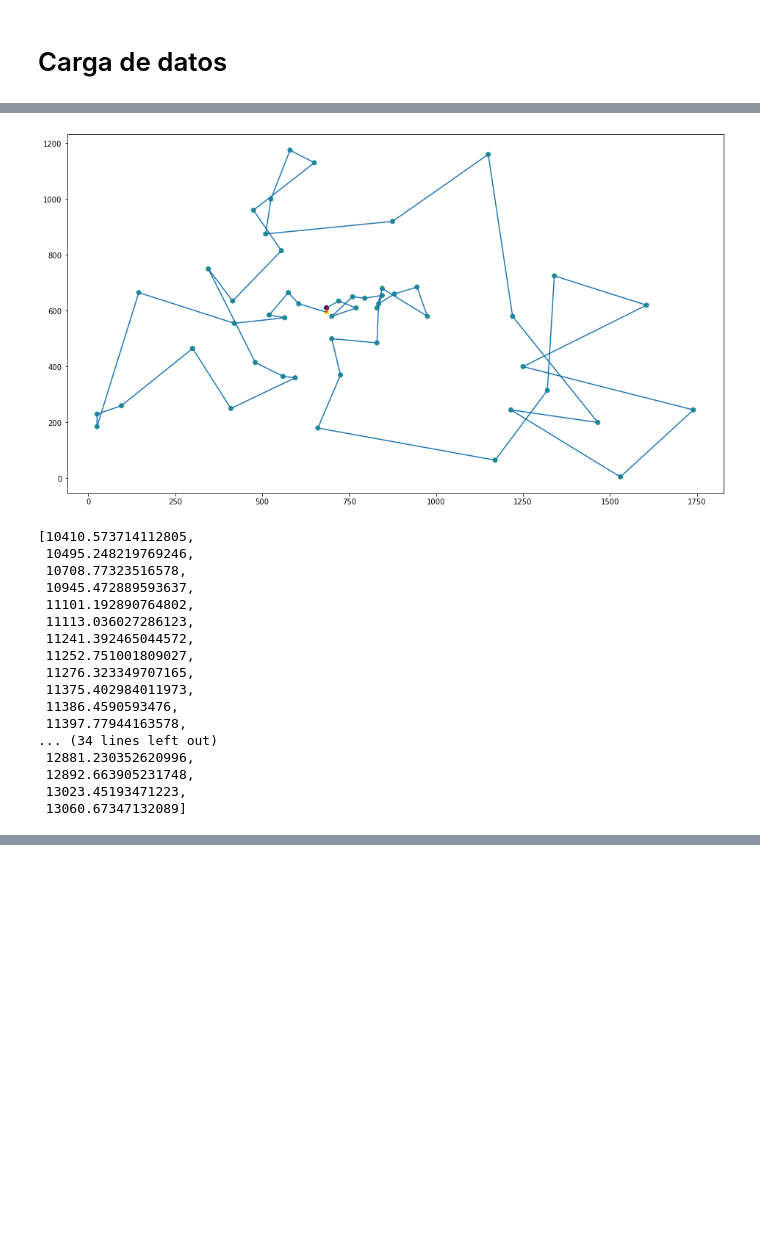
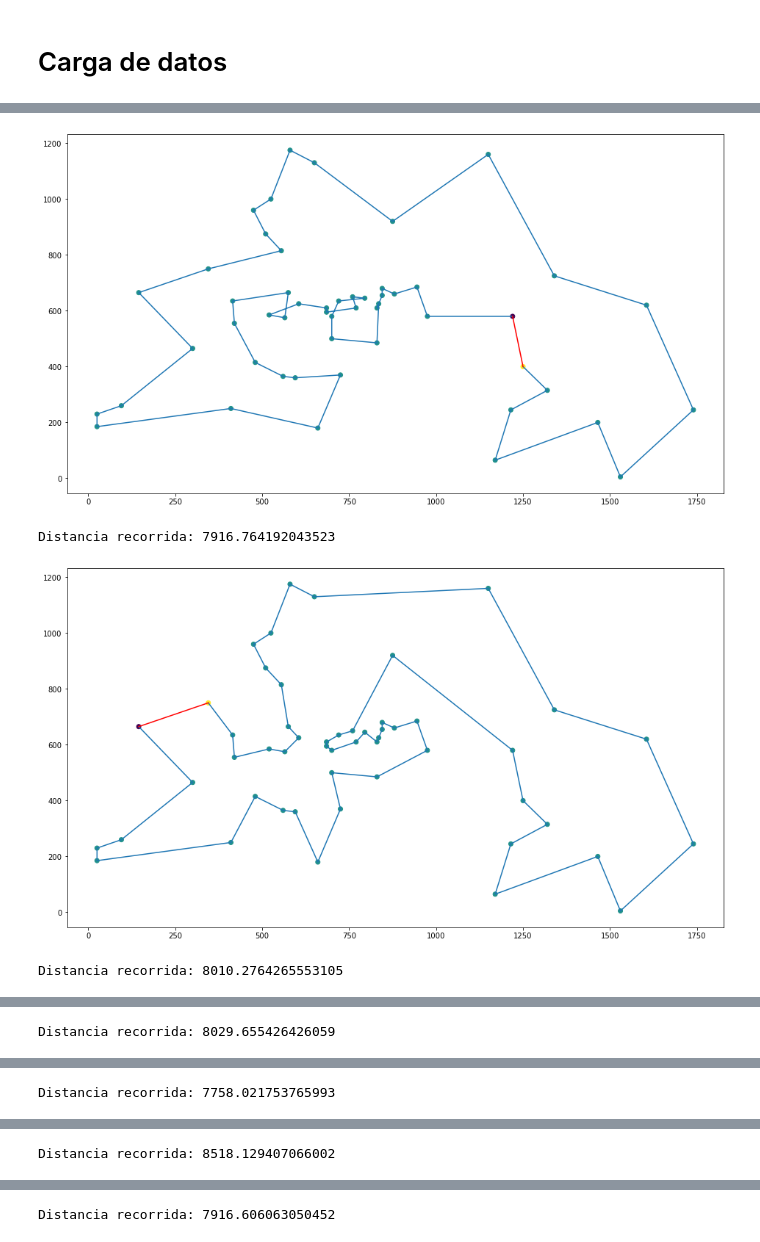
Before and after one commit to lince098/EntregasModulo6, a Jupyter notebook: Advanced 1.B/Advanced.ipynb, the cells around one changed output, grey strips where cells are left out. Drawn from its saved outputs; the diff is of its cells as text; code cells hidden in the pictures; blank space fills up the shorter version.

```diff
--- a/Advanced 1.B/Advanced.ipynb
+++ b/Advanced 1.B/Advanced.ipynb
@@ -195,38 +101,9 @@ Distancia mínima: 10410.573714112805
-# %%
-X = [city[0] for city in best_individual]
-Y = [city[1] for city in best_individual]
-city_numbers = [city[2] for city in best_individual]
-
-colors = [0] + [1] * (len(best_individual) - 2) + [2]
-
-plt.figure(figsize=(16, 9))
-plt.plot(X, Y)
-last_line_X = [X[len(X) - 1], X[0]]
-last_line_Y = [Y[len(Y) - 1], Y[0]]
-plt.plot(last_line_X, last_line_Y, color="red")
-plt.scatter(X, Y, c=colors)
-plt.show()
-# %% [output]
-[figure, removed]
-# %%
-last_population_fitness = list(
-    map(ga.fitness_function, ga.sort_population_by_fitness(last_population)))
-last_population_fitness
-# %% [output]
-[10410.573714112805,
- 10495.248219769246,
- 10708.77323516578,
- 10945.472889593637,
- 11101.192890764802,
- 11113.036027286123,
- 11241.392465044572,
- 11252.751001809027,
- 11276.323349707165,
- 11375.402984011973,
- 11386.4590593476,
- 11397.77944163578,
-... (34 lines left out)
- 12881.230352620996,
- 12892.663905231748,
- 13023.45193471223,
- 13060.67347132089]
+# %%
+for ind in best_individuals:
+    plot_path(ind)
+    print("Distancia recorrida:", ga.fitness_function(ind))
+# %% [output]
+[figure, added]
+Distancia recorrida: 7916.764192043523
+[figure, added]
+Distancia recorrida: 8010.2764265553105
@@ -232,0 +111 @@ last_population_fitness
+Distancia recorrida: 8029.655426426059
@@ -232,0 +113 @@ last_population_fitness
+Distancia recorrida: 7758.021753765993
@@ -232,0 +115 @@ last_population_fitness
+Distancia recorrida: 8518.129407066002
@@ -232,0 +117 @@ last_population_fitness
+Distancia recorrida: 7916.606063050452
```
Also changed, not shown: parts of 11 cells of this notebook, 2 other files.
